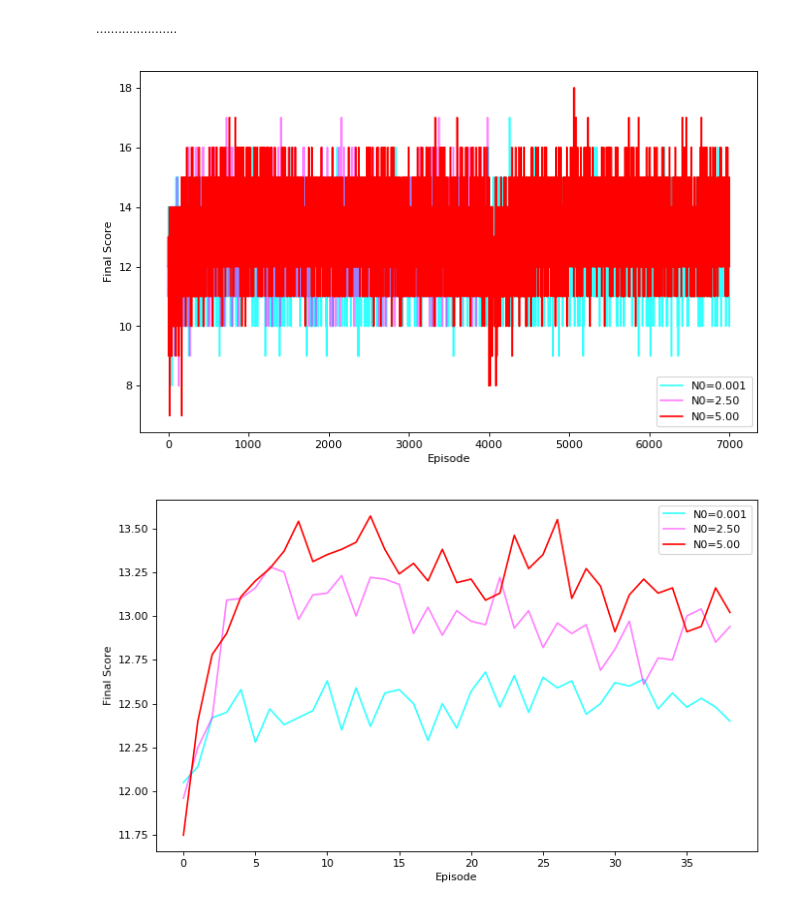
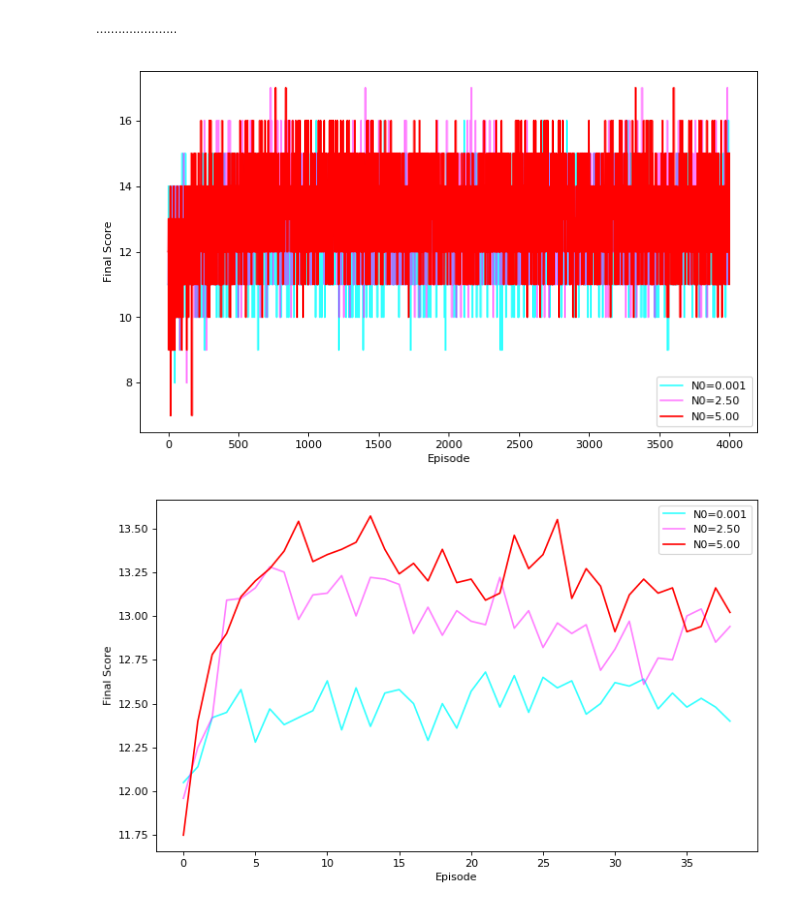
Before and after one commit to DionisiusMayr/FreewayGame, a Jupyter notebook: aline.almeida/aa_freeway.ipynb, the cells around one changed output. Saved outputs shown, nothing was run; the diff lists cells and outputs as text; code cells hidden in the pictures.

Commit message:
MC plots updated

```diff
--- a/aline.almeida/aa_freeway.ipynb
+++ b/aline.almeida/aa_freeway.ipynb
@@ -1670,9 +1665,9 @@ with open("MC/MC_total_rewards_2act_N0_5.txt") as f:
 # %%
 # ---------- Scores of the agent with N0=0.001, N0=2.5 and N0=5 ----------
 
-aux_plots.plot_3scores(scores_2act_N0_0[:7000], scores_2act[:7000], scores_2act_N0_5[:7000], "N0=0.001", "N0=2.50", "N0=5.00")
+aux_plots.plot_3scores(scores_2act_N0_0[:4000], scores_2act[:4000], scores_2act_N0_5[:4000], "N0=0.001", "N0=2.50", "N0=5.00")
 # %% [output]
-[figure, old version]
+[figure, new version]
 # %%
 # ---------- Moving average of the scores of the agent with N0=0.001, N0=2.5 and N0=5 ----------
 
```
Also changed, not shown: parts of 3 cells of this notebook.
